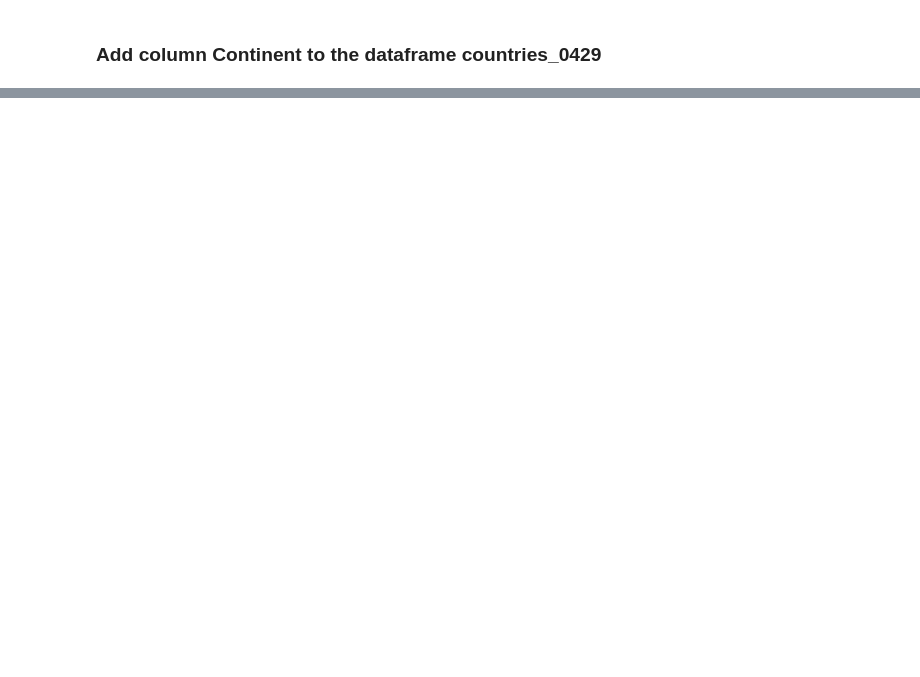
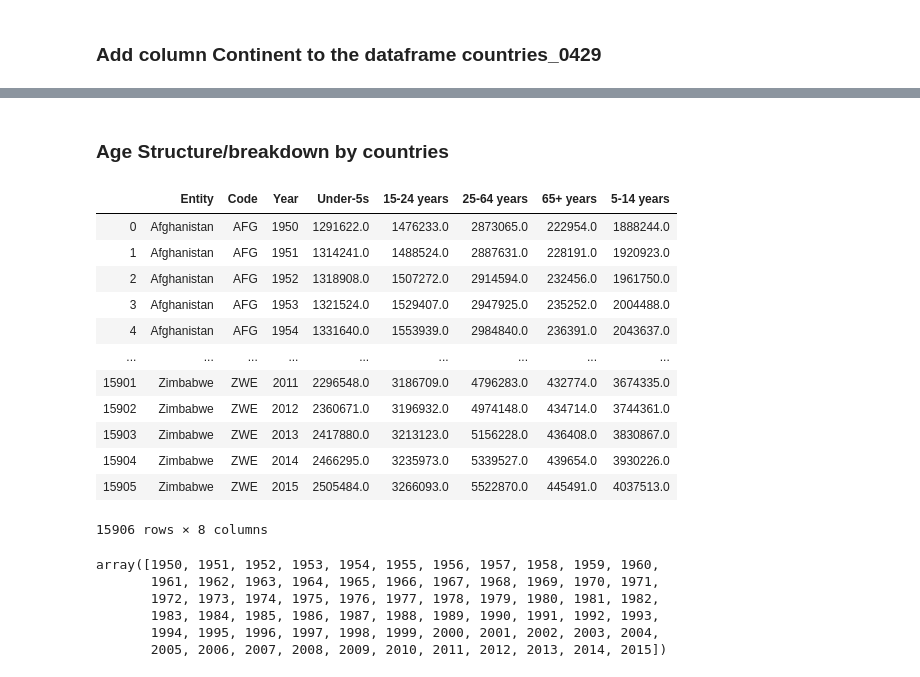
Before and after one commit to irenewu21/info2950-project, a Jupyter notebook: Final Project.ipynb, the cells around one changed output, grey strips where cells are left out. Saved outputs shown, nothing was run; the diff lists cells and outputs as text; code cells hidden in the pictures; blank space fills up the shorter version.

```diff
--- a/Final Project.ipynb
+++ b/Final Project.ipynb
@@ -268,0 +386,28 @@ countries_0429
+# %% [markdown]
+### Age Structure/breakdown by countries
+# %%
+age_breakdown = pd.read_csv('population-by-broad-age-group.csv')
+age_breakdown
+# %% [output]
+|  | Entity | Code | Year | Under-5s | 15-24 years | 25-64 years | 65+ years | 5-14 years |
+| 0 | Afghanistan | AFG | 1950 | 1291622.0 | 1476233.0 | 2873065.0 | 222954.0 | 1888244.0 |
+| 1 | Afghanistan | AFG | 1951 | 1314241.0 | 1488524.0 | 2887631.0 | 228191.0 | 1920923.0 |
+| 2 | Afghanistan | AFG | 1952 | 1318908.0 | 1507272.0 | 2914594.0 | 232456.0 | 1961750.0 |
+| 3 | Afghanistan | AFG | 1953 | 1321524.0 | 1529407.0 | 2947925.0 | 235252.0 | 2004488.0 |
+| 4 | Afghanistan | AFG | 1954 | 1331640.0 | 1553939.0 | 2984840.0 | 236391.0 | 2043637.0 |
+| ... | ... | ... | ... | ... | ... | ... | ... | ... |
+| 15901 | Zimbabwe | ZWE | 2011 | 2296548.0 | 3186709.0 | 4796283.0 | 432774.0 | 3674335.0 |
+| 15902 | Zimbabwe | ZWE | 2012 | 2360671.0 | 3196932.0 | 4974148.0 | 434714.0 | 3744361.0 |
+| 15903 | Zimbabwe | ZWE | 2013 | 2417880.0 | 3213123.0 | 5156228.0 | 436408.0 | 3830867.0 |
+| 15904 | Zimbabwe | ZWE | 2014 | 2466295.0 | 3235973.0 | 5339527.0 | 439654.0 | 3930226.0 |
+| 15905 | Zimbabwe | ZWE | 2015 | 2505484.0 | 3266093.0 | 5522870.0 | 445491.0 | 4037513.0 |
+15906 rows × 8 columns
+# %%
+age_breakdown.Year.unique()
+# %% [output]
+array([1950, 1951, 1952, 1953, 1954, 1955, 1956, 1957, 1958, 1959, 1960,
+       1961, 1962, 1963, 1964, 1965, 1966, 1967, 1968, 1969, 1970, 1971,
+       1972, 1973, 1974, 1975, 1976, 1977, 1978, 1979, 1980, 1981, 1982,
+       1983, 1984, 1985, 1986, 1987, 1988, 1989, 1990, 1991, 1992, 1993,
+       1994, 1995, 1996, 1997, 1998, 1999, 2000, 2001, 2002, 2003, 2004,
+       2005, 2006, 2007, 2008, 2009, 2010, 2011, 2012, 2013, 2014, 2015])
```
Also changed, not shown: parts of 39 cells of this notebook, 4 other files.
